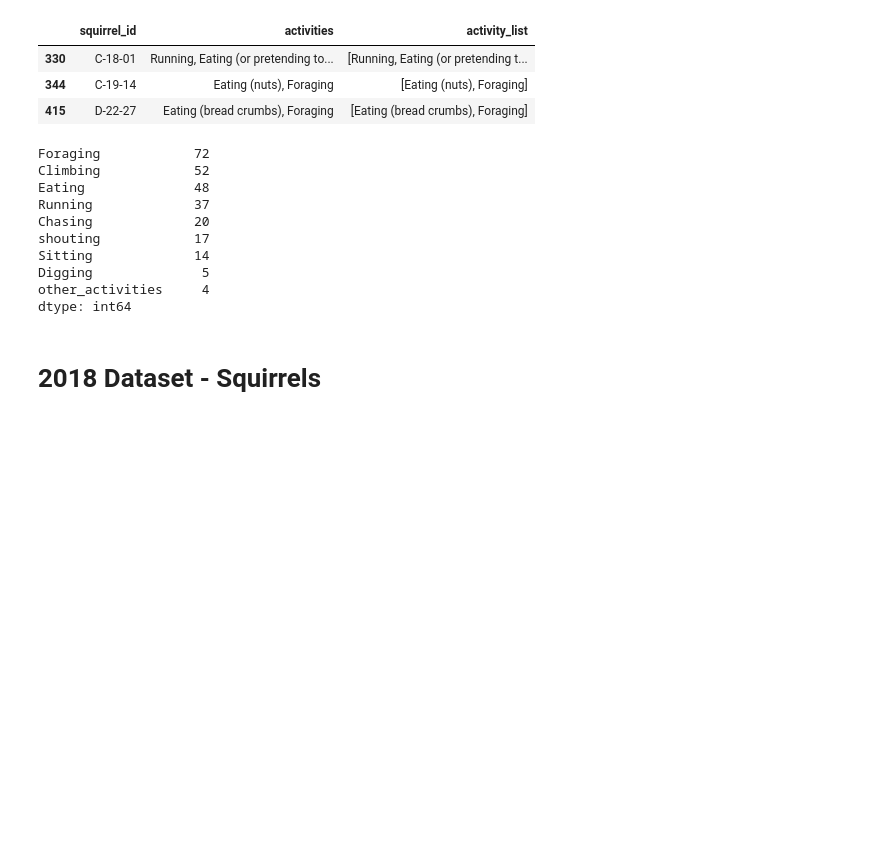
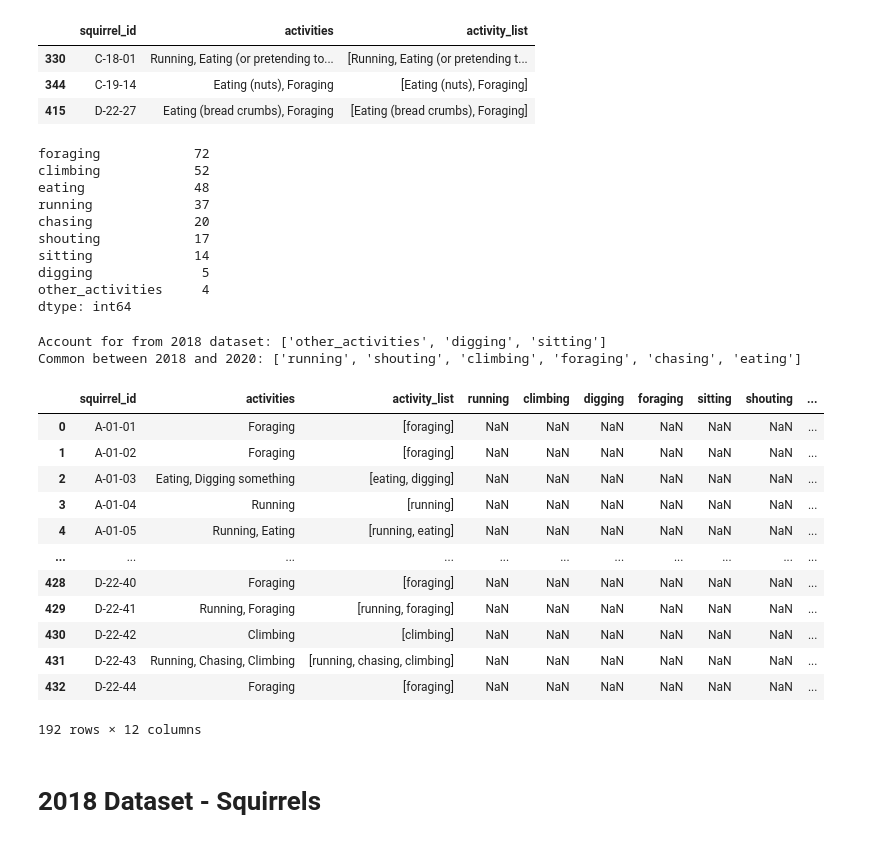
Before and after one commit to alyssahondrade/we-the-new-york-city-squirrels, a Jupyter notebook: squirrel_cleaning.ipynb, the cells around one changed output. Drawn from its saved outputs; the diff is of its cells as text; code cells hidden in the pictures; blank space fills up the shorter version.

Commit message:
created boolean columns and added reference to README

```diff
--- a/squirrel_cleaning.ipynb
+++ b/squirrel_cleaning.ipynb
@@ -253,21 +253,63 @@ for row in activities_df['activity_list']:
 
         if (word in other_activities):
             row[idx] = "other_activities"
+
+        # Convert each word to lowercase
+        row[idx] = word.lower()
 # %%
+# Check the 'activities' distribution
 flat_list = [value for row in activities_df['activity_list'] for value in row]
 flat_df = pd.DataFrame(flat_list)
 flat_df.value_counts()
 # %% [output]
-Foraging            72
-Climbing            52
-Eating              48
-Running             37
-Chasing             20
+foraging            72
+climbing            52
+eating              48
+running             37
+chasing             20
 shouting            17
-Sitting             14
-Digging              5
+sitting             14
+digging              5
 other_activities     4
 dtype: int64
+# %%
+# Create the boolean activity columns
+activity_equivalent = ["running", "chasing", "climbing", "eating", "foraging", "shouting"]
+set_2020 = set(flat_list)
+set_2018 = set(activity_equivalent)
+
+# The activities in this list will need to be accounted for from 2018's 'other activities'
+account_for = list(set_2020.difference(set_2018))
+print(f"Account for from 2018 dataset: {account_for}")
+
+# Activities common to both list (note: account for "shouting" with [kuuks, quaas, moans])
+common_activities = list(set_2020.intersection(set_2018))
+print(f"Common between 2018 and 2020: {common_activities}")
+
+# Create a list of the reduced activity names
+column_names = list(set(flat_list))
+
+# Create new columns for each activity
+for col_name in column_names:
+    activities_df[col_name] = pd.Series(dtype=bool)
+
+activities_df
+# %% [output]
+Account for from 2018 dataset: ['other_activities', 'digging', 'sitting']
+Common between 2018 and 2020: ['running', 'shouting', 'climbing', 'foraging', 'chasing', 'eating']
+|  | squirrel_id | activities | activity_list | running | climbing | digging | foraging | sitting | shouting | ... |
+| 0 | A-01-01 | Foraging | [foraging] | NaN | NaN | NaN | NaN | NaN | NaN | ... |
+| 1 | A-01-02 | Foraging | [foraging] | NaN | NaN | NaN | NaN | NaN | NaN | ... |
+| 2 | A-01-03 | Eating, Digging something | [eating, digging] | NaN | NaN | NaN | NaN | NaN | NaN | ... |
+| 3 | A-01-04 | Running | [running] | NaN | NaN | NaN | NaN | NaN | NaN | ... |
+| 4 | A-01-05 | Running, Eating | [running, eating] | NaN | NaN | NaN | NaN | NaN | NaN | ... |
+| ... | ... | ... | ... | ... | ... | ... | ... | ... | ... | ... |
+| 428 | D-22-40 | Foraging | [foraging] | NaN | NaN | NaN | NaN | NaN | NaN | ... |
+| 429 | D-22-41 | Running, Foraging | [running, foraging] | NaN | NaN | NaN | NaN | NaN | NaN | ... |
+| 430 | D-22-42 | Climbing | [climbing] | NaN | NaN | NaN | NaN | NaN | NaN | ... |
+| 431 | D-22-43 | Running, Chasing, Climbing | [running, chasing, climbing] | NaN | NaN | NaN | NaN | NaN | NaN | ... |
+| 432 | D-22-44 | Foraging | [foraging] | NaN | NaN | NaN | NaN | NaN | NaN | ... |
+192 rows × 12 columns
 # %% [markdown]
 # 2018 Dataset - Squirrels
 # %%
```
Also changed, not shown: 1 other file.
